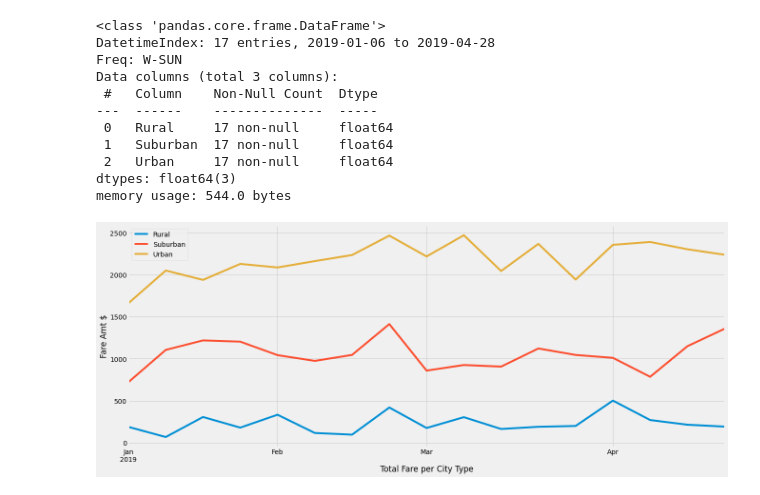
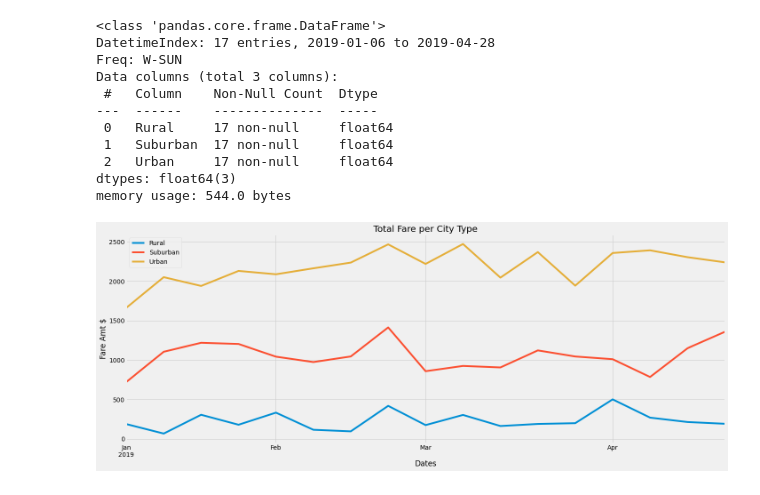
Before and after one commit to jcaraway-na/PyBer_Analysis, a Jupyter notebook: PyBer_Challenge.ipynb, the cells around one changed output. Saved outputs shown, nothing was run; the diff lists cells and outputs as text; code cells hidden in the pictures.

Commit message:
tight line chart

```diff
--- a/PyBer_Challenge.ipynb
+++ b/PyBer_Challenge.ipynb
@@ -248,9 +248,11 @@ style.use('fivethirtyeight')
 # %%
 pyber_loc_pivot_resample.plot(figsize=(20,8))
 plt.ylabel('Fare Amt $')
-plt.xlabel('Total Fare per City Type')
+plt.xlabel('Dates')
+plt.title('Total Fare per City Type')
+plt.tight_layout()
 plt.legend()
 
 plt.savefig('analysis/Pyber_fare_plot.png')
 # %% [output]
-[figure, old version]
+[figure, new version]
```
Also changed, not shown: 1 other file.
